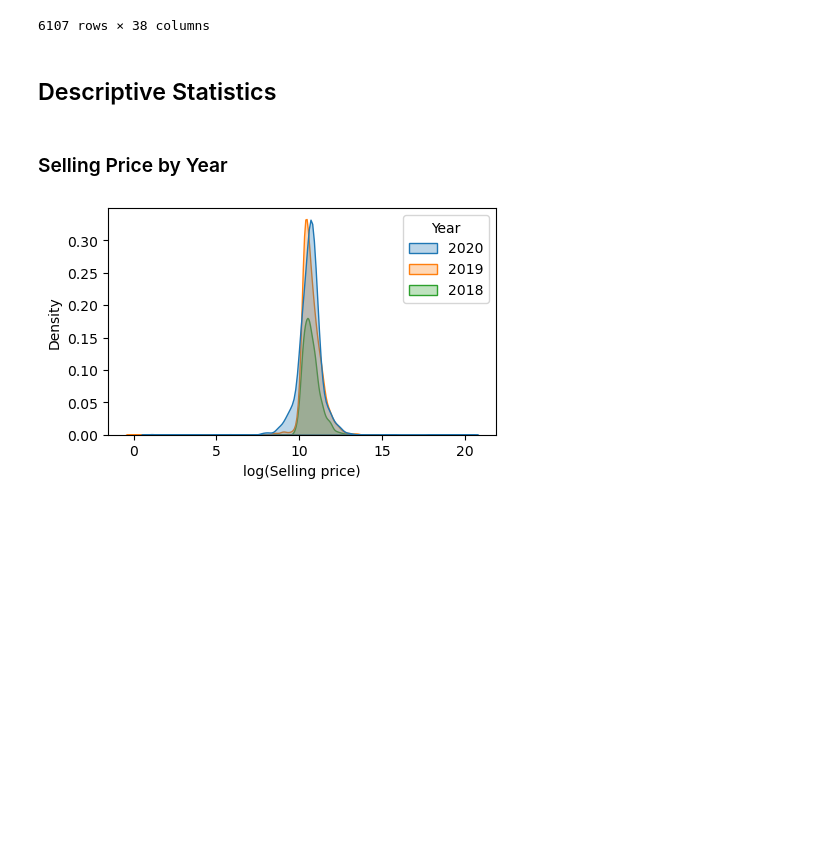
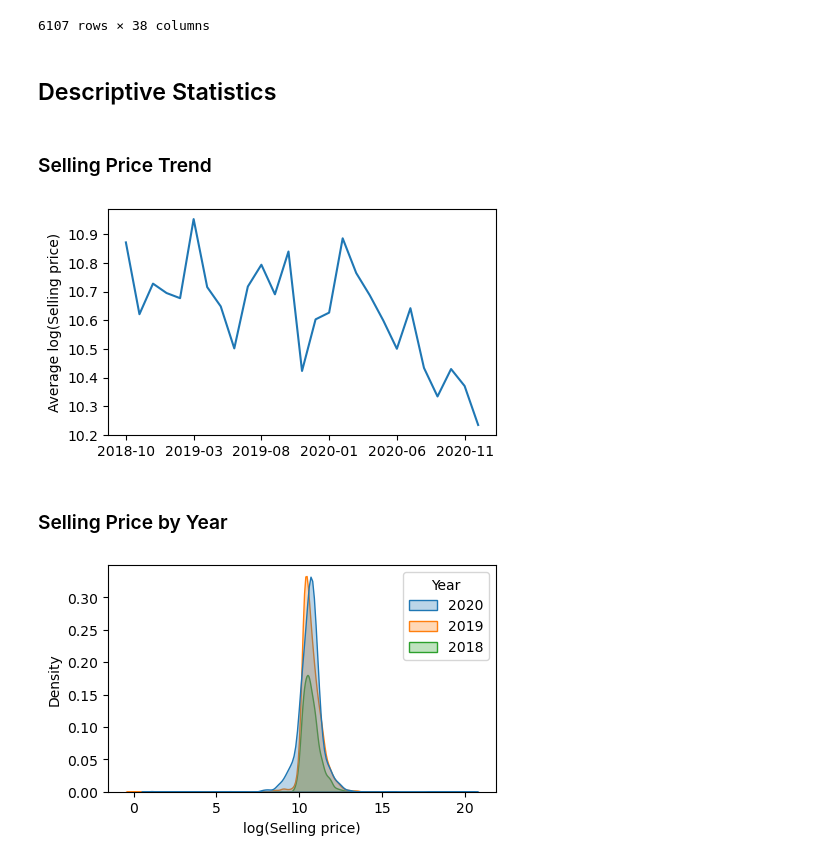
Before and after one commit to eurobae/decentraland-analytics, a Jupyter notebook: 01-EDA-Sales.ipynb, the cells around one changed output. Drawn from its saved outputs; the diff is of its cells as text; code cells hidden in the pictures; blank space fills up the shorter version.

```diff
--- a/01-EDA-Sales.ipynb
+++ b/01-EDA-Sales.ipynb
@@ -34,6 +34,17 @@ sales
 6107 rows × 38 columns
 # %% [markdown]
 ## Descriptive Statistics
+# %% [markdown]
+### Selling Price Trend
+# %%
+plt.rcParams["figure.figsize"] = (5,3); plt.rcParams["figure.dpi"] = 100
+sales.groupby("dateYM")["LpriceUSD"].mean().plot()
+plt.ylabel("Average log(Selling price)")
+plt.xlabel("")
+plt.savefig("./figures/sales_yearmonth.png")
+# plt.show()
+# %% [output]
+[figure, added]
 # %% [markdown]
 ### Selling Price by Year
 # %%
```
Also changed, not shown: parts of 4 cells of this notebook.
